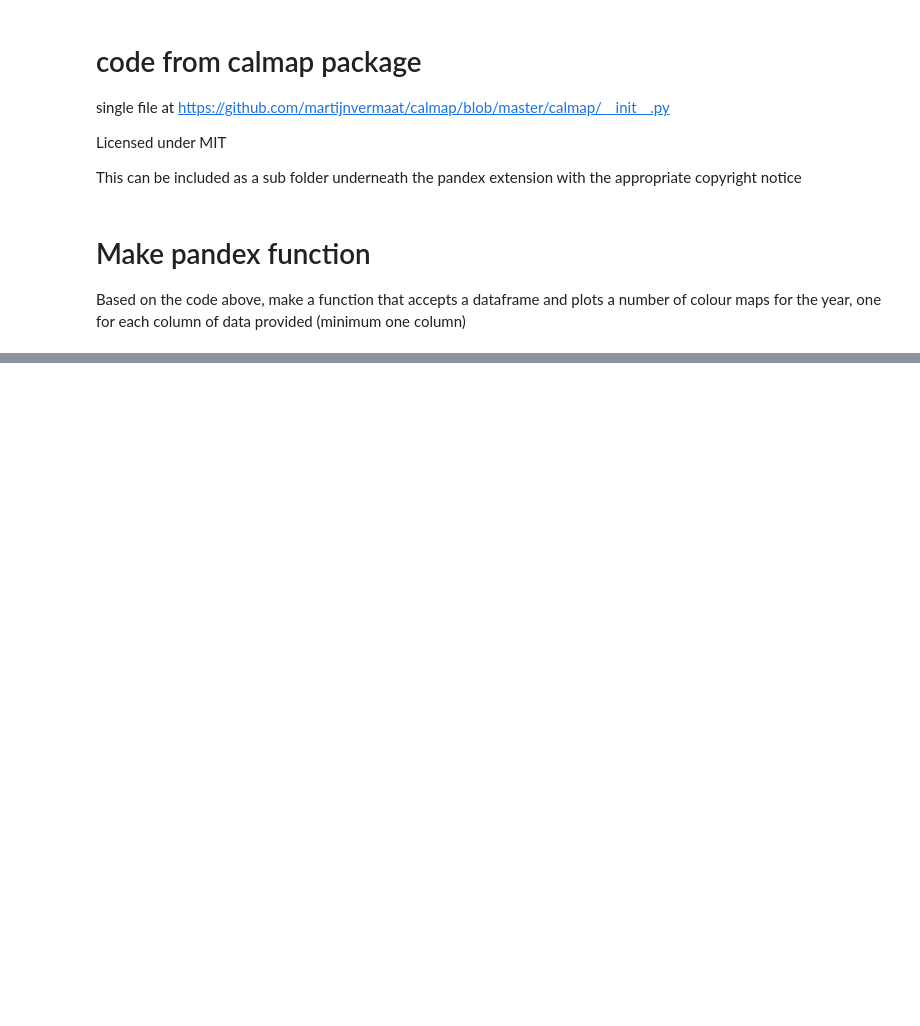
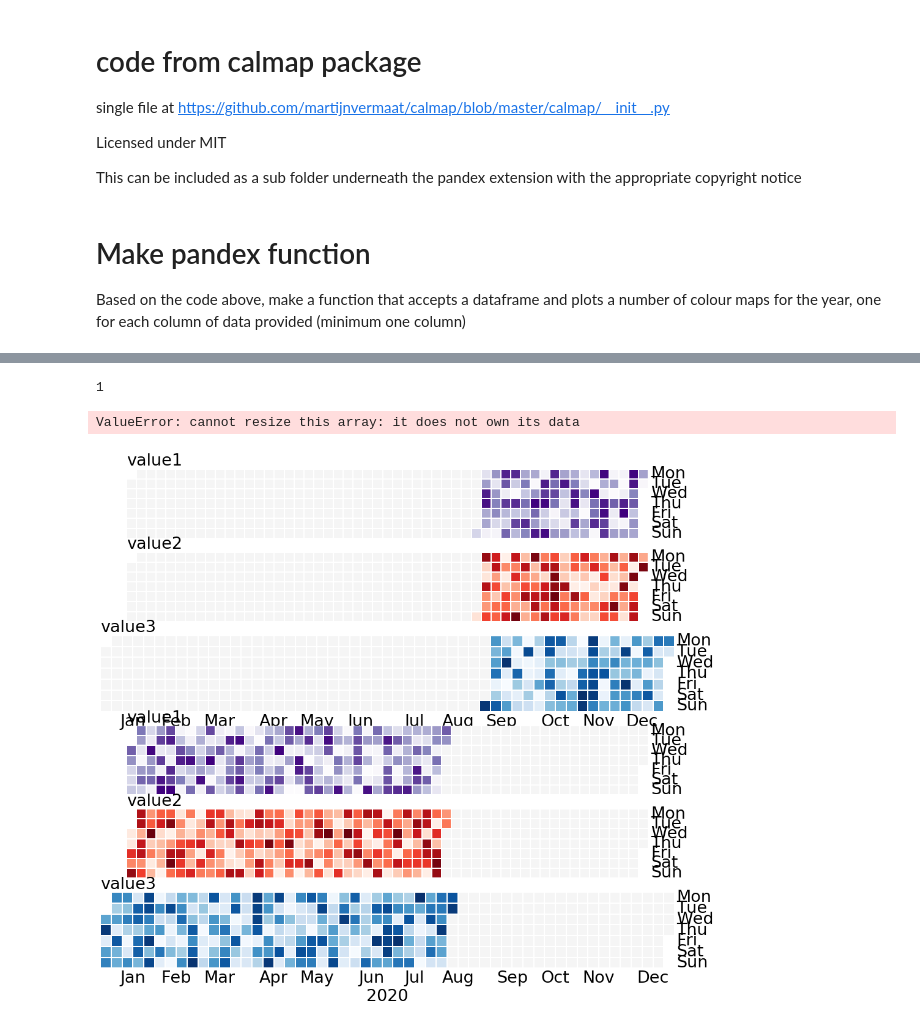
Before and after one commit to connectedblue/pdext_collection, a Jupyter notebook: calmap/calmap.ipynb, the cells around one changed output, grey strips where cells are left out. Drawn from its saved outputs; the diff is of its cells as text; code cells hidden in the pictures; blank space fills up the shorter version.

```diff
--- a/calmap/calmap.ipynb
+++ b/calmap/calmap.ipynb
@@ -618,0 +686,8 @@ fig = year_heatmap(df, value_cols='value1')
+# %%
+axes[2].size
+# %% [output]
+1
+# %%
+axes[2].resize(2)
+# %% [output]
+ValueError: cannot resize this array: it does not own its data
@@ -618,0 +700,4 @@ fig = year_heatmap(df, value_cols='value1')
+# %%
+fig
+# %% [output]
+[figure, added]
```
Also changed, not shown: parts of 6 cells of this notebook.
